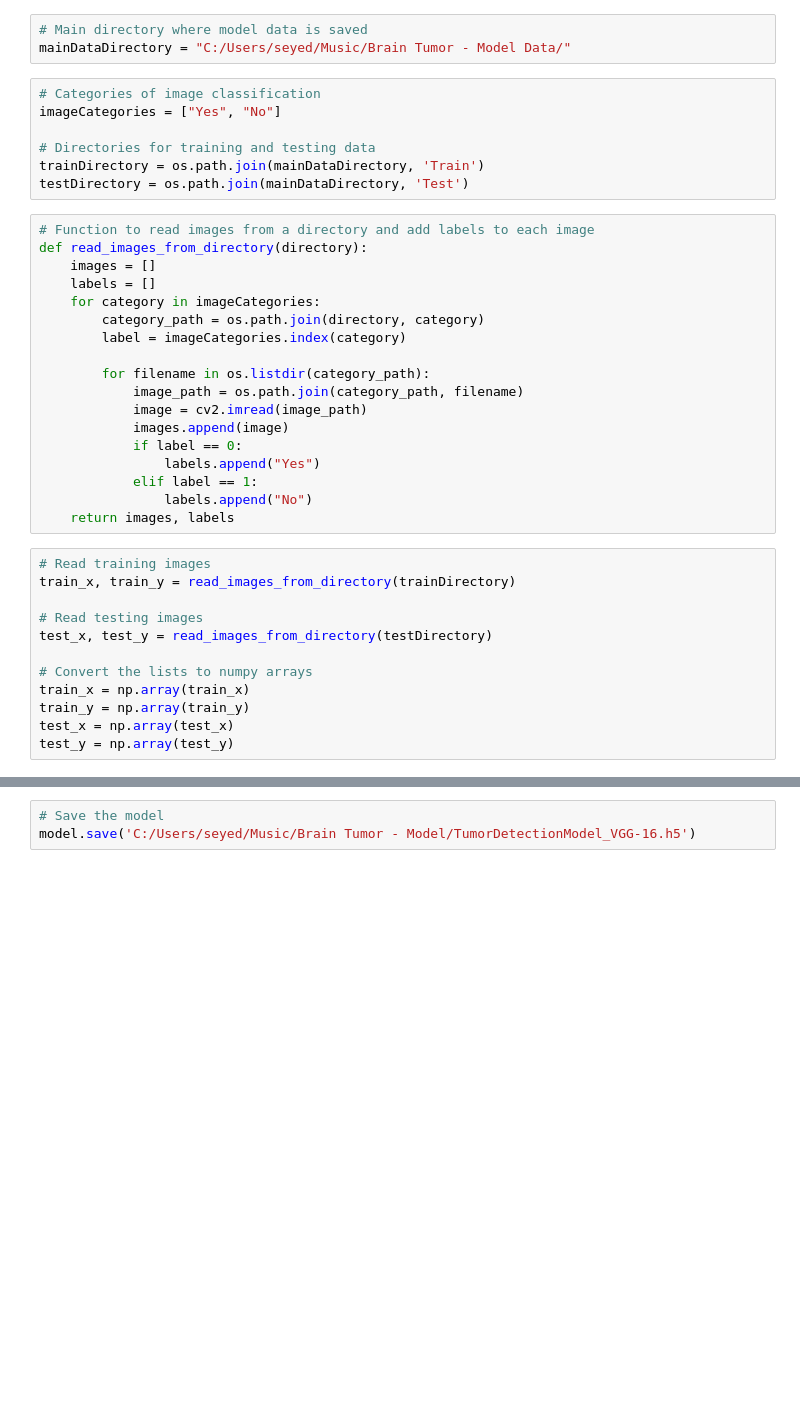
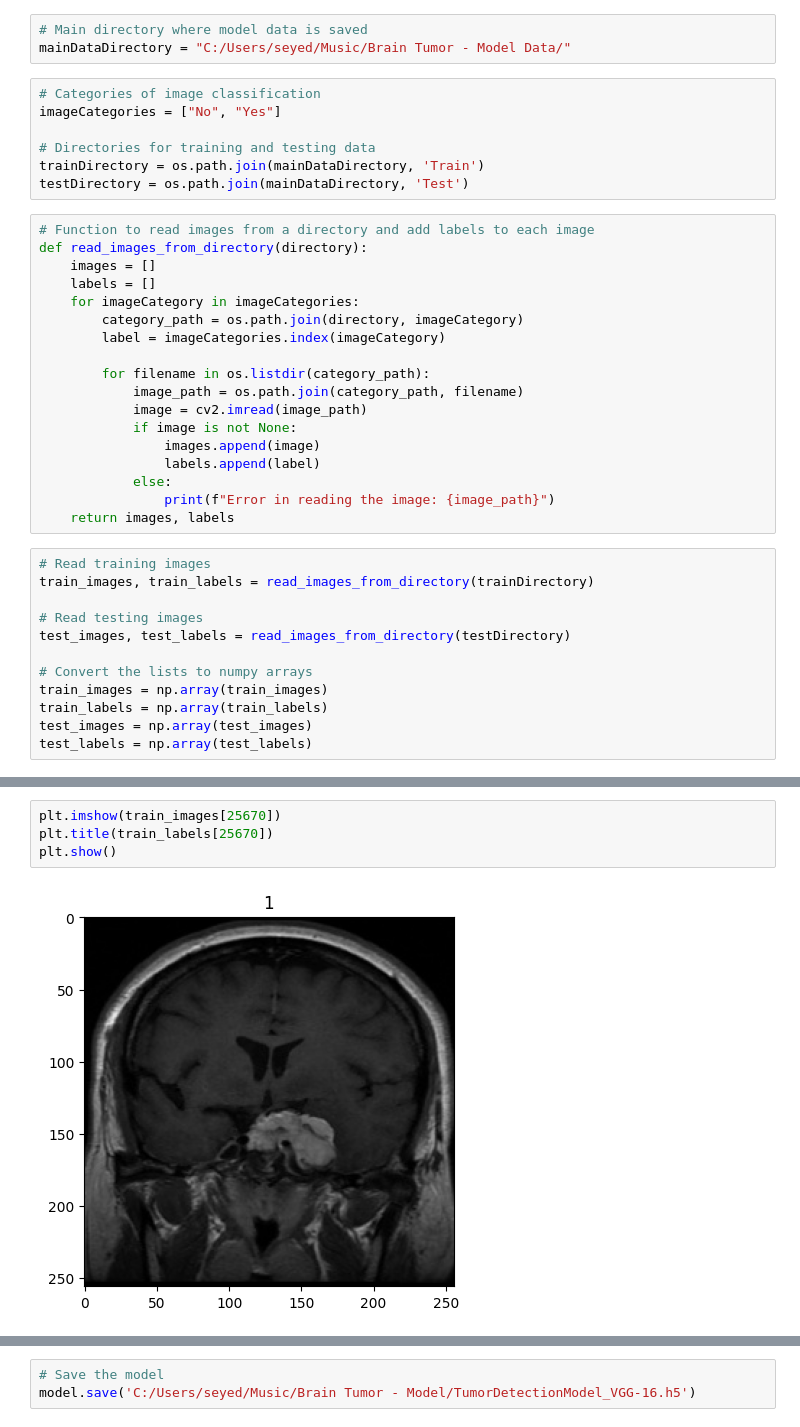
Before and after one commit to Uziii-man/Cranium-Cryptics, a Jupyter notebook: Uzman/Model Codes for Brain Tumor Identification/BrainTumorDetectionModel_VGG-16.ipynb, the cells around one changed output, grey strips where cells are left out. Drawn from its saved outputs; the diff is of its cells as text; blank space fills up the shorter version.

```diff
--- a/Uzman/Model Codes for Brain Tumor Identification/BrainTumorDetectionModel_VGG-16.ipynb
+++ b/Uzman/Model Codes for Brain Tumor Identification/BrainTumorDetectionModel_VGG-16.ipynb
@@ -14,7 +15,7 @@ from tensorflow.keras.applications import VGG16
 mainDataDirectory = "C:/Users/seyed/Music/Brain Tumor - Model Data/"
 # %%
 # Categories of image classification
-imageCategories = ["Yes", "No"]
+imageCategories = ["No", "Yes"]
 
 # Directories for training and testing data
 trainDirectory = os.path.join(mainDataDirectory, 'Train')
@@ -24,28 +25,28 @@ testDirectory = os.path.join(mainDataDirectory, 'Test')
 def read_images_from_directory(directory):
     images = []
     labels = []
-    for category in imageCategories:
-        category_path = os.path.join(directory, category)
-        label = imageCategories.index(category)
+    for imageCategory in imageCategories:
+        category_path = os.path.join(directory, imageCategory)
+        label = imageCategories.index(imageCategory)
 
         for filename in os.listdir(category_path):
             image_path = os.path.join(category_path, filename)
             image = cv2.imread(image_path)
-            images.append(image)
-            if label == 0:
-                labels.append("Yes")
-            elif label == 1:
-                labels.append("No")
+            if image is not None:
+                images.append(image)
+                labels.append(label)
+            else:
+                print(f"Error in reading the image: {image_path}")
     return images, labels
 # %%
 # Read training images
-train_x, train_y = read_images_from_directory(trainDirectory)
+train_images, train_labels = read_images_from_directory(trainDirectory)
 
 # Read testing images
-test_x, test_y = read_images_from_directory(testDirectory)
+test_images, test_labels = read_images_from_directory(testDirectory)
 
 # Convert the lists to numpy arrays
-train_x = np.array(train_x)
-train_y = np.array(train_y)
-test_x = np.array(test_x)
-test_y = np.array(test_y)
+train_images = np.array(train_images)
+train_labels = np.array(train_labels)
+test_images = np.array(test_images)
+test_labels = np.array(test_labels)
@@ -51,0 +57,6 @@ test_y = np.array(test_y)
+# %%
+plt.imshow(train_images[25670])
+plt.title(train_labels[25670])
+plt.show()
+# %% [output]
+[figure, added]
```
Also changed, not shown: parts of 23 cells of this notebook, 4 other files.
